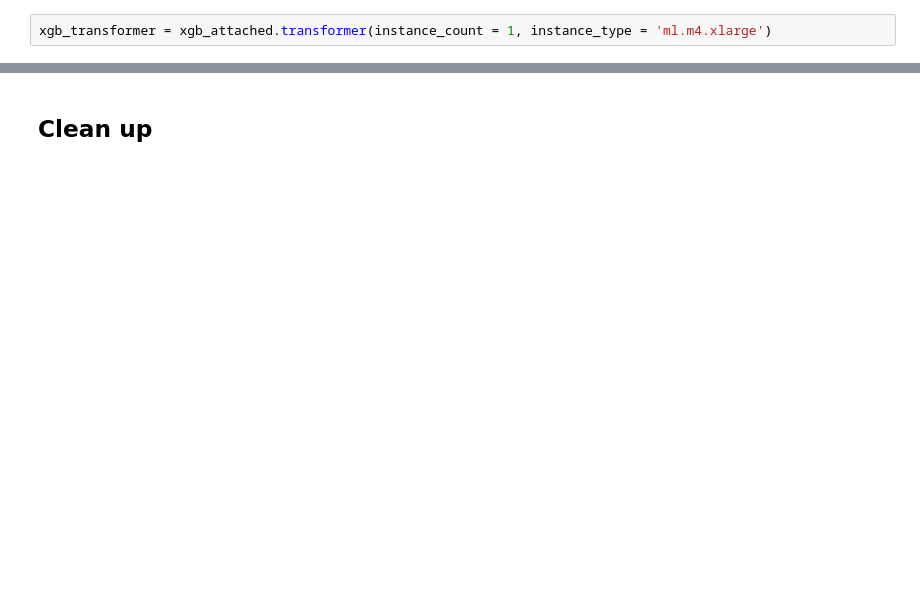
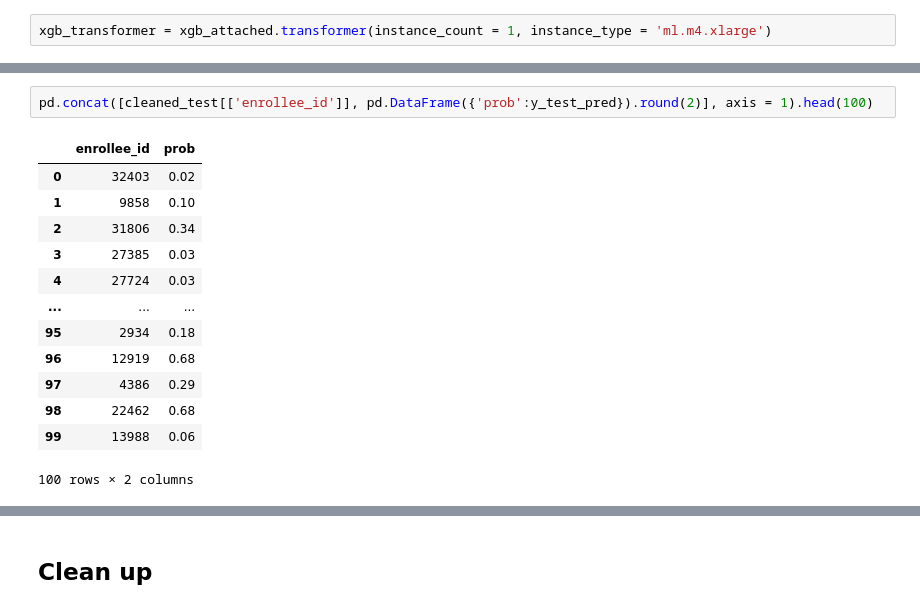
Before and after one commit to Druizm128/predicting_job_change, a Jupyter notebook: project.ipynb, the cells around one changed output, grey strips where cells are left out. Drawn from its saved outputs; the diff is of its cells as text; blank space fills up the shorter version.

```diff
--- a/project.ipynb
+++ b/project.ipynb
@@ -538,0 +708,16 @@ np.load('data.npy')
+# %%
+pd.concat([cleaned_test[['enrollee_id']], pd.DataFrame({'prob':y_test_pred}).round(2)], axis = 1).head(100)
+# %% [output]
+|  | enrollee_id | prob |
+| 0 | 32403 | 0.02 |
+| 1 | 9858 | 0.10 |
+| 2 | 31806 | 0.34 |
+| 3 | 27385 | 0.03 |
+| 4 | 27724 | 0.03 |
+| ... | ... | ... |
+| 95 | 2934 | 0.18 |
+| 96 | 12919 | 0.68 |
+| 97 | 4386 | 0.29 |
+| 98 | 22462 | 0.68 |
+| 99 | 13988 | 0.06 |
+100 rows × 2 columns
```
Also changed, not shown: parts of 54 cells of this notebook.
